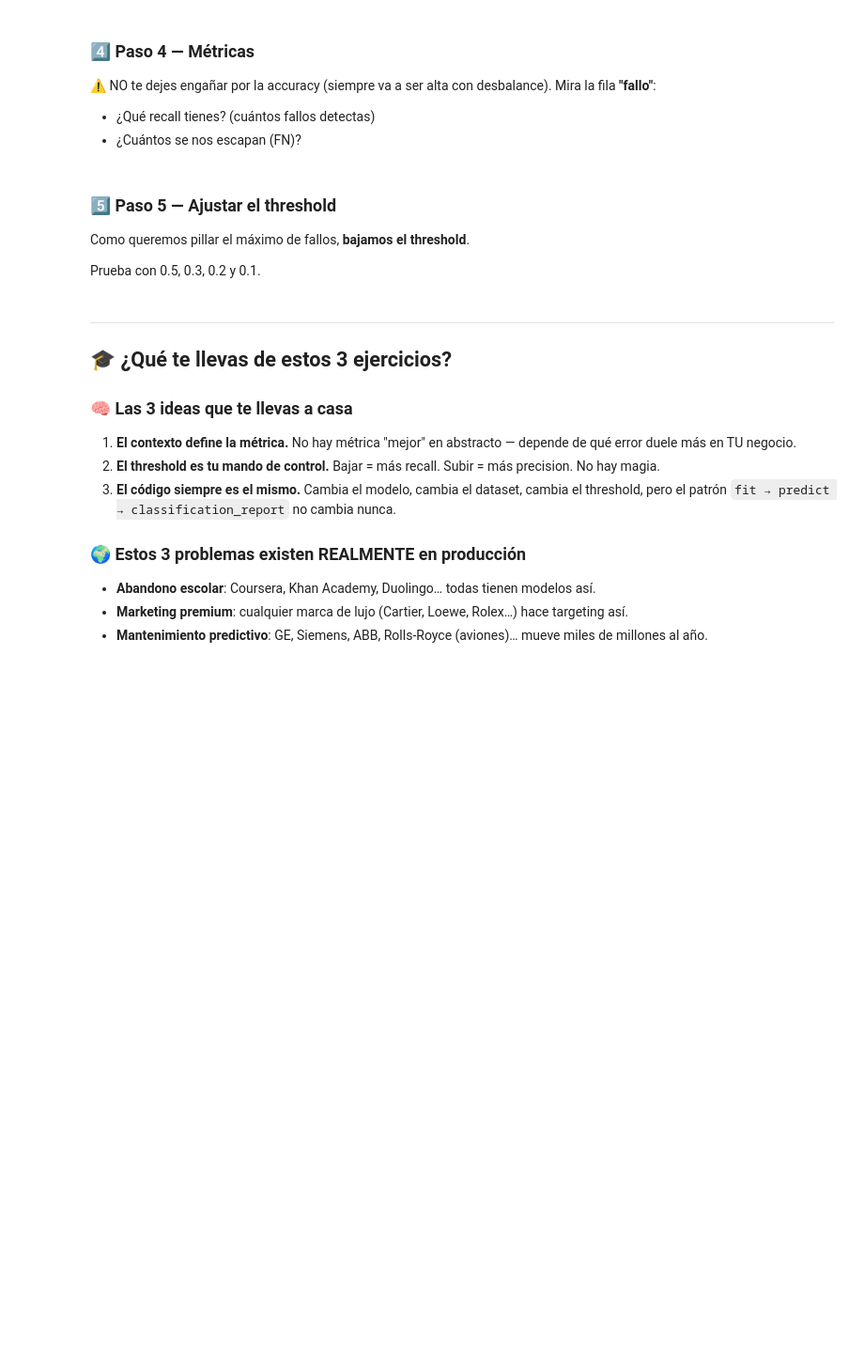
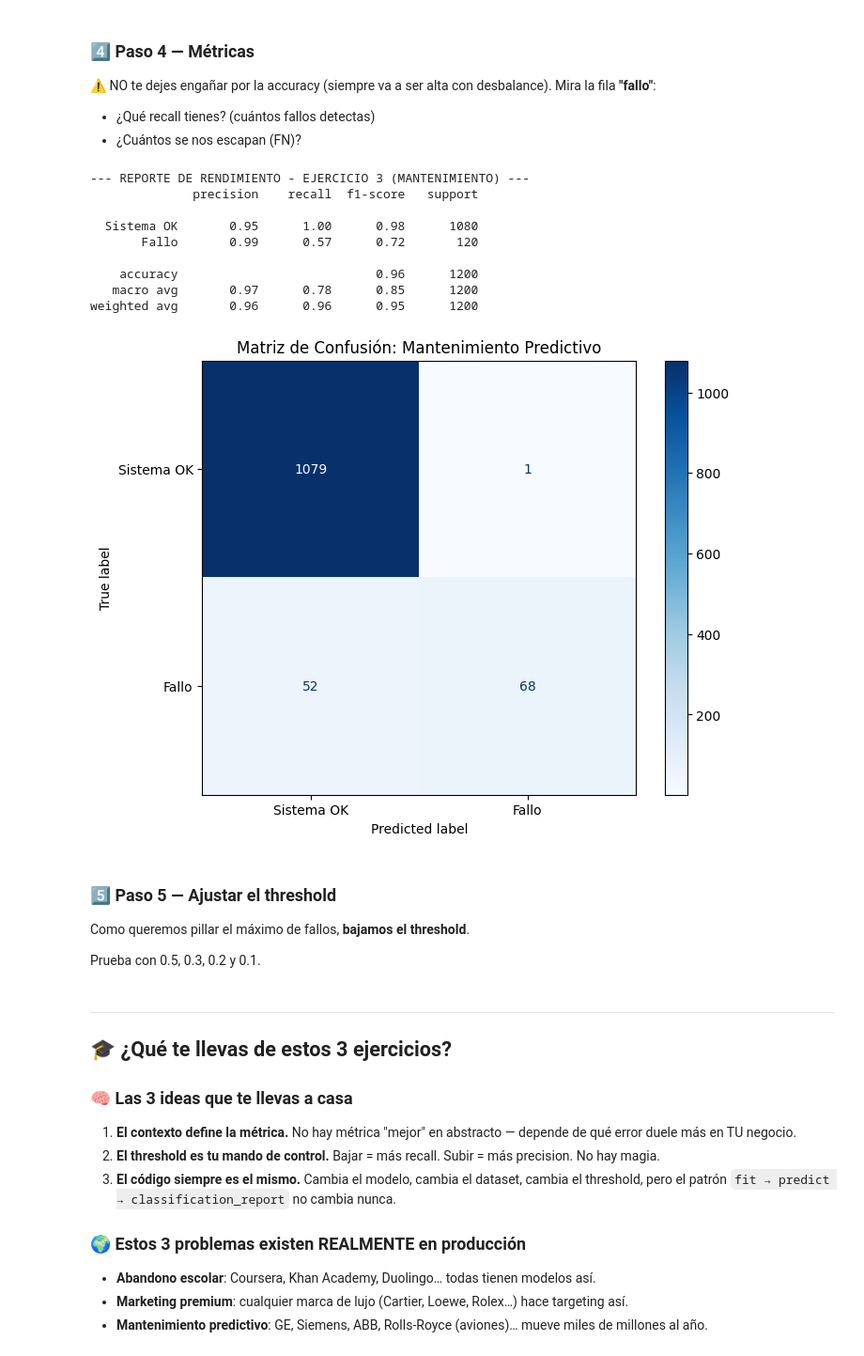
Before and after one commit to carlosgomezagrafojo/Modelos_de_Clasificaci-n, a Jupyter notebook: ejercicios_extra_clasificacion.ipynb, the cells around one changed output. Shown at 94% size. Drawn from its saved outputs; the diff is of its cells as text; code cells hidden in the pictures; blank space fills up the shorter version.

```diff
--- a/ejercicios_extra_clasificacion.ipynb
+++ b/ejercicios_extra_clasificacion.ipynb
@@ -295,12 +465,12 @@ X3_tr, X3_te, y3_tr, y3_te = train_test_split(
 )
 
 # TODO: crea RandomForestClassifier(n_estimators=100, random_state=42, n_jobs=-1)
-modelo_3 = ...
+modelo_3 = RandomForestClassifier(n_estimators=100, random_state=42, n_jobs=-1)
 
 # TODO: entrena
-...
+modelo_3.fit(X3_tr, y3_tr)
 
 # TODO: predice
-y3_pred = ...
+y3_pred = modelo_3.predict(X3_te)
 
 print("Modelo entrenado ✅")
@@ -320,3 +485,32 @@ plt.title("Mantenimiento predictivo — threshold 0.5"); plt.show()
+# %%
+from sklearn.metrics import classification_report, confusion_matrix, ConfusionMatrixDisplay
+
+# 1. Reporte de métricas
+print("--- REPORTE DE RENDIMIENTO - EJERCICIO 3 (MANTENIMIENTO) ---")
+# Usamos y3_te e y3_pred
+print(classification_report(y3_te, y3_pred, target_names=['Sistema OK', 'Fallo']))
+
+# 2. Matriz de Confusión
+fig, ax = plt.subplots(figsize=(8, 6))
+ConfusionMatrixDisplay.from_predictions(
+    y3_te, y3_pred,
+    display_labels=['Sistema OK', 'Fallo'],
+    cmap='Blues',
+    ax=ax
+)
+plt.title("Matriz de Confusión: Mantenimiento Predictivo")
+plt.show()
+# %% [output]
+--- REPORTE DE RENDIMIENTO - EJERCICIO 3 (MANTENIMIENTO) ---
+              precision    recall  f1-score   support
+
+  Sistema OK       0.95      1.00      0.98      1080
+       Fallo       0.99      0.57      0.72       120
+
+    accuracy                           0.96      1200
+   macro avg       0.97      0.78      0.85      1200
+weighted avg       0.96      0.96      0.95      1200
+[figure, added]
 # %% [markdown]
 ### 5️⃣ Paso 5 — Ajustar el threshold
 
```
Also changed, not shown: parts of 24 cells of this notebook.
